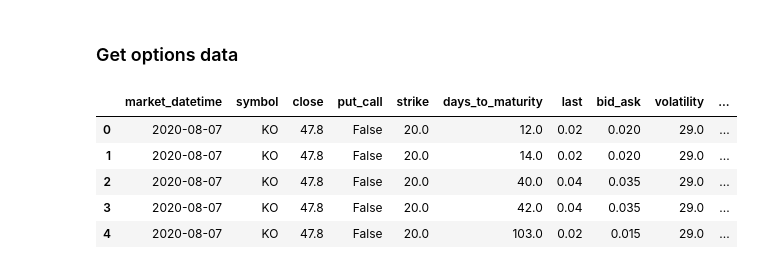
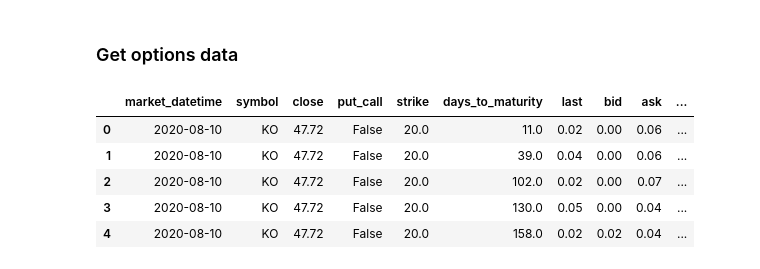
Before and after one commit to rbetzler/fun-times-in-python, a Jupyter notebook: finance/science/exploration/20200722_lstm.ipynb, the cells around one changed output. Cells and saved outputs as stored; diff of their text form; code cells hidden in the pictures.

```diff
--- a/finance/science/exploration/20200722_lstm.ipynb
+++ b/finance/science/exploration/20200722_lstm.ipynb
@@ -230,8 +230,8 @@ science_utils.plot_groups(res, SYMBOL, [DIFF])
 # %% [markdown]
 ### Get options data
 # %%
-date_start = '2020-08-07'
-date_end = '2020-08-07'
+date_start = datetime.datetime.today().date() - datetime.timedelta(days=1)
+date_end = date_start
 query = f'''
     with
     stocks as (
@@ -251,7 +251,8 @@ query = f'''
         , strike
         , days_to_expiration
         , last
-        , (bid + ask) / 2 as bid_ask
+        , bid
+        , ask
         , volatility
         , expiration_date_from_epoch
       from td.options
@@ -279,38 +280,39 @@ query = f'''
         , o.strike
         , o.days_to_expiration as days_to_maturity
         , o.last
-        , o.bid_ask
+        , o.bid
+        , o.ask
         , o.volatility
         , o.expiration_date_from_epoch
         , v.implied_volatility
       from stocks as s
       inner join options as o
         on  s.market_datetime = o.file_datetime
         and s.symbol = o.symbol
       left join volatility as v
         on  o.symbol = v.symbol
         and o.file_datetime = v.file_datetime
         and o.strike = v.strike
         and o.days_to_expiration = v.days_to_maturity
         and o.put_call = v.put_call
       order by
           s.market_datetime
         , s.symbol
         , o.put_call
         , o.strike
         , o.days_to_expiration
       )
     select *
     from final
     '''
 
 options = utils.query_db(query=query)
 options.head()
 # %% [output]
-|  | market_datetime | symbol | close | put_call | strike | days_to_maturity | last | bid_ask | volatility | ... |
-| 0 | 2020-08-07 | KO | 47.8 | False | 20.0 | 12.0 | 0.02 | 0.020 | 29.0 | ... |
-| 1 | 2020-08-07 | KO | 47.8 | False | 20.0 | 14.0 | 0.02 | 0.020 | 29.0 | ... |
-| 2 | 2020-08-07 | KO | 47.8 | False | 20.0 | 40.0 | 0.04 | 0.035 | 29.0 | ... |
-| 3 | 2020-08-07 | KO | 47.8 | False | 20.0 | 42.0 | 0.04 | 0.035 | 29.0 | ... |
-| 4 | 2020-08-07 | KO | 47.8 | False | 20.0 | 103.0 | 0.02 | 0.015 | 29.0 | ... |
+|  | market_datetime | symbol | close | put_call | strike | days_to_maturity | last | bid | ask | ... |
+| 0 | 2020-08-10 | KO | 47.72 | False | 20.0 | 11.0 | 0.02 | 0.00 | 0.06 | ... |
+| 1 | 2020-08-10 | KO | 47.72 | False | 20.0 | 39.0 | 0.04 | 0.00 | 0.06 | ... |
+| 2 | 2020-08-10 | KO | 47.72 | False | 20.0 | 102.0 | 0.02 | 0.00 | 0.07 | ... |
+| 3 | 2020-08-10 | KO | 47.72 | False | 20.0 | 130.0 | 0.05 | 0.00 | 0.04 | ... |
+| 4 | 2020-08-10 | KO | 47.72 | False | 20.0 | 158.0 | 0.02 | 0.02 | 0.04 | ... |
 # %%
```
Also changed, not shown: parts of 1 cell of this notebook.
